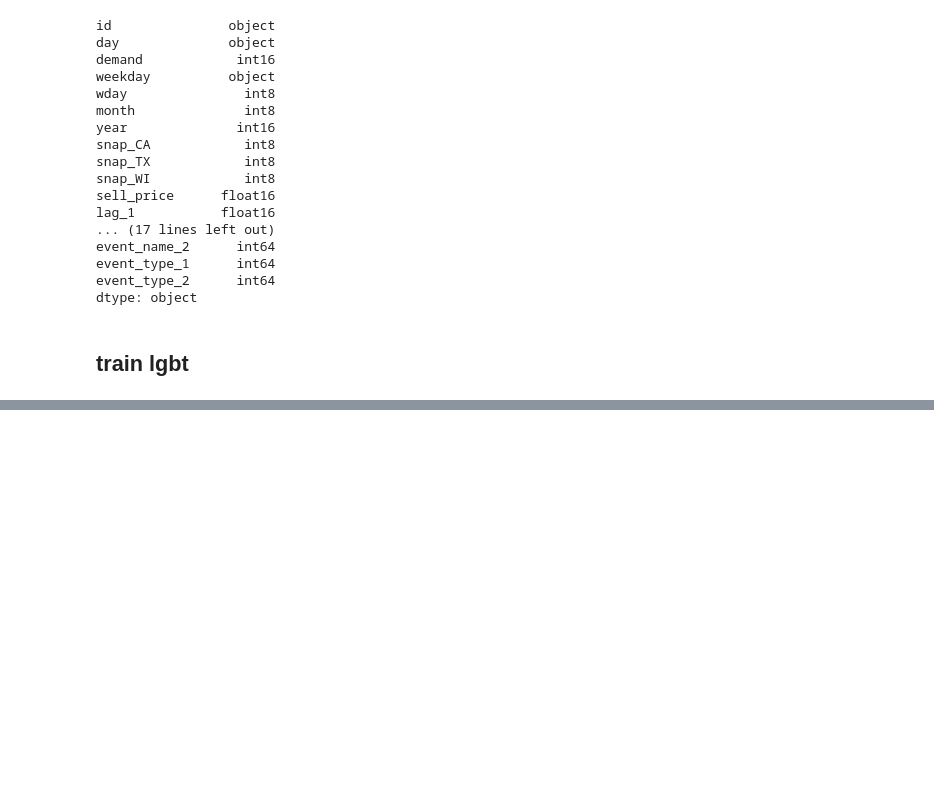
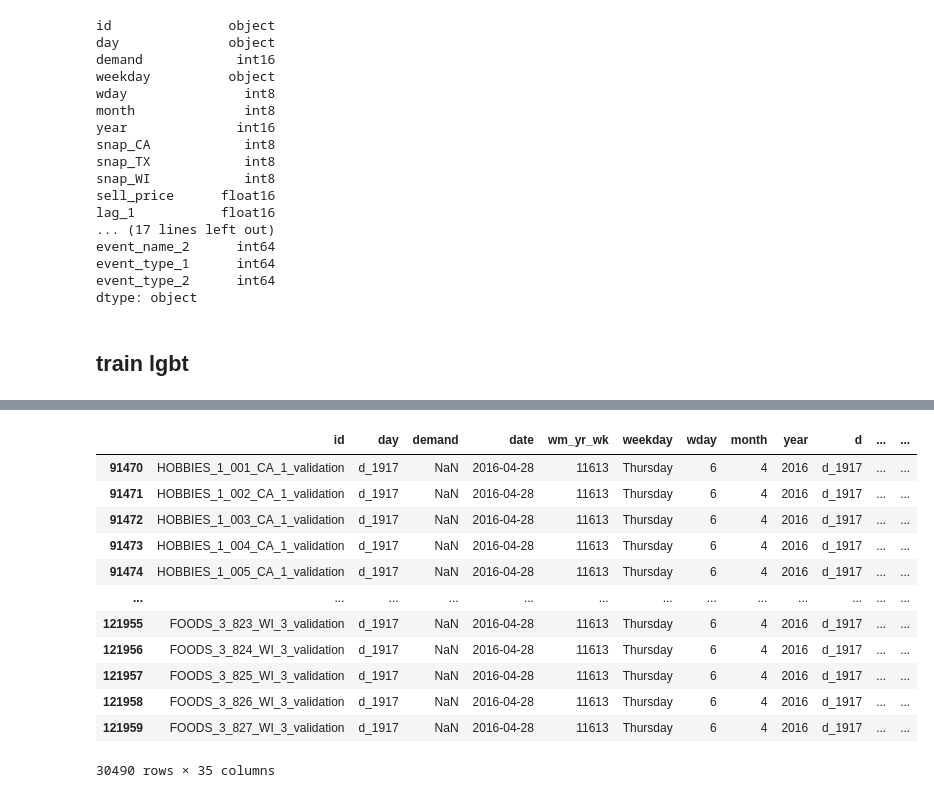
Before and after one commit to kaitaiAndy/M5Competition, a Jupyter notebook: m5_competition_lgbm.ipynb, the cells around one changed output, grey strips where cells are left out. Drawn from its saved outputs; the diff is of its cells as text; code cells hidden in the pictures; blank space fills up the shorter version.

Commit message:
prediction

```diff
--- a/m5_competition_lgbm.ipynb
+++ b/m5_competition_lgbm.ipynb
@@ -307,0 +352,7 @@ m_lgb = lgb.train(params, train_data, valid_sets = [valid_data], verbose_eval=20
+# %%
+tmp = [np.nan]*test_sales.shape[0]
+for i in range(28):
+    test_sales[f"d_{1914+i}"] = tmp
+# %%
+test_df = merge_melt(pd.concat([test_sales.iloc[:,:6],test_sales.iloc[:,-28:]], axis=1),
+                     calendar, price)
@@ -307,0 +361,2 @@ m_lgb = lgb.train(params, train_data, valid_sets = [valid_data], verbose_eval=20
+# %%
+test_df = encoder(test_df, d)
@@ -307,0 +393,17 @@ m_lgb = lgb.train(params, train_data, valid_sets = [valid_data], verbose_eval=20
+# %%
+drop_col = ['id', 'day', 'date', 'wm_yr_wk', 'd', 'weekday','demand', 'day_int']
+lags = list(range(1,8))+[28]
+window = [7,28]
+for i in range(28):
+    print(f"start predicting d_{1914+i}...")
+    test = test_df[test_df['d']==f"d_{1914+i}"]
+    for l in lags:
+#         print(test_sales.iloc[:, 62+i-l])
+        tmp = test_sales.iloc[:, 62+i-l].copy()
+        test[f"lag_{l}"] = tmp
+    for l in window:
+        for w in window:
+            test[f"rmean_{l}_{w}"] = test_sales.iloc[:, 62+i-l-w:62+i-l].mean(axis=1)
+    X_test = test[test.columns[~test.columns.isin(drop_col)]]
+    y_pred = m_lgb.predict(X_test, num_iteration=m_lgb.best_iteration)
+    test_sales[f"d_{1914+i}"] = y_pred
@@ -307,0 +426,16 @@ m_lgb = lgb.train(params, train_data, valid_sets = [valid_data], verbose_eval=20
+# %%
+test
+# %% [output]
+|  | id | day | demand | date | wm_yr_wk | weekday | wday | month | year | d | ... | ... |
+| 91470 | HOBBIES_1_001_CA_1_validation | d_1917 | NaN | 2016-04-28 | 11613 | Thursday | 6 | 4 | 2016 | d_1917 | ... | ... |
+| 91471 | HOBBIES_1_002_CA_1_validation | d_1917 | NaN | 2016-04-28 | 11613 | Thursday | 6 | 4 | 2016 | d_1917 | ... | ... |
+| 91472 | HOBBIES_1_003_CA_1_validation | d_1917 | NaN | 2016-04-28 | 11613 | Thursday | 6 | 4 | 2016 | d_1917 | ... | ... |
+| 91473 | HOBBIES_1_004_CA_1_validation | d_1917 | NaN | 2016-04-28 | 11613 | Thursday | 6 | 4 | 2016 | d_1917 | ... | ... |
+| 91474 | HOBBIES_1_005_CA_1_validation | d_1917 | NaN | 2016-04-28 | 11613 | Thursday | 6 | 4 | 2016 | d_1917 | ... | ... |
+| ... | ... | ... | ... | ... | ... | ... | ... | ... | ... | ... | ... | ... |
+| 121955 | FOODS_3_823_WI_3_validation | d_1917 | NaN | 2016-04-28 | 11613 | Thursday | 6 | 4 | 2016 | d_1917 | ... | ... |
+| 121956 | FOODS_3_824_WI_3_validation | d_1917 | NaN | 2016-04-28 | 11613 | Thursday | 6 | 4 | 2016 | d_1917 | ... | ... |
+| 121957 | FOODS_3_825_WI_3_validation | d_1917 | NaN | 2016-04-28 | 11613 | Thursday | 6 | 4 | 2016 | d_1917 | ... | ... |
+| 121958 | FOODS_3_826_WI_3_validation | d_1917 | NaN | 2016-04-28 | 11613 | Thursday | 6 | 4 | 2016 | d_1917 | ... | ... |
+| 121959 | FOODS_3_827_WI_3_validation | d_1917 | NaN | 2016-04-28 | 11613 | Thursday | 6 | 4 | 2016 | d_1917 | ... | ... |
+30490 rows × 35 columns
```
Also changed, not shown: parts of 22 cells of this notebook.
